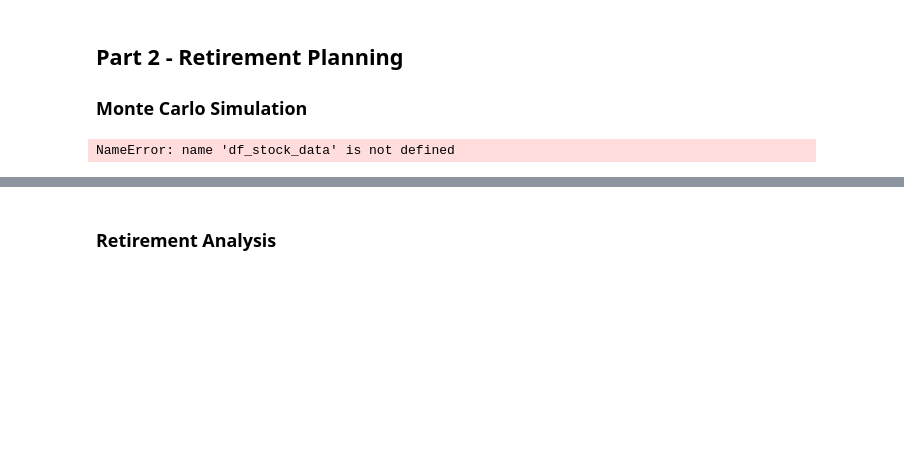
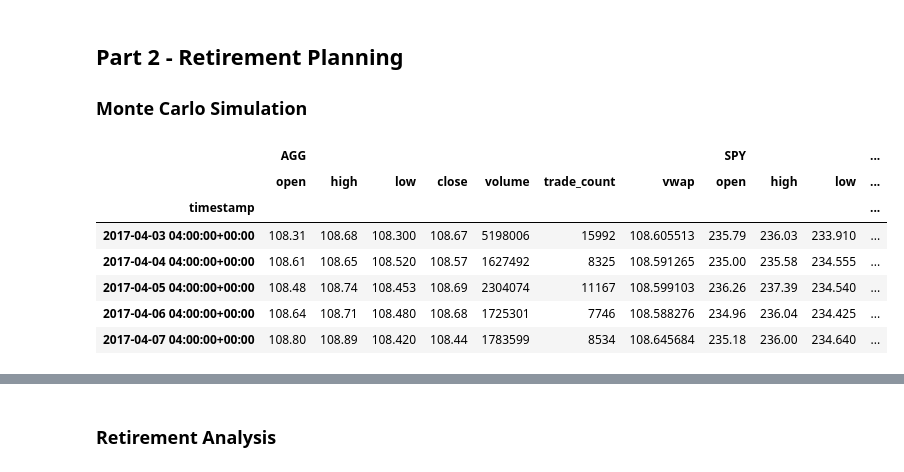
Before and after one commit to gokhanunal34/apiApplicationsWithPython, a Jupyter notebook: financial-planner.ipynb, the cells around one changed output, grey strips where cells are left out. Drawn from its saved outputs; the diff is of its cells as text; code cells hidden in the pictures; blank space fills up the shorter version.

```diff
--- a/financial-planner.ipynb
+++ b/financial-planner.ipynb
@@ -231,16 +231,37 @@ end_date = pd.Timestamp('2021-05-01', tz='America/New_York').isoformat()
 # %%
 # Get 5 years' worth of historical data for SPY and AGG
-# YOUR CODE HERE!
-
-# Reorganize the DataFrame
-# Separate ticker data
-# YOUR CODE HERE!
 
 
+df_stock_data = alpaca.get_bars(
+    tickers,
+    timeframe,
+    start=start_date,
+    end=end_date
+).df
+
+df_stock_data
+# Reorganize the DataFrame
+#df_stock_data = df_stock_data.drop('symbol', axis=1)
+
+df_stock_data
+
+# Separate ticker data
+AGG = df_stock_data[df_stock_data['symbol'] == 'AGG']. drop('symbol', axis=1)
+SPY = df_stock_data[df_stock_data['symbol'] == 'SPY']. drop('symbol', axis=1)
+#SPY
+#AGG
 # Concatenate the ticker DataFrames
-# YOUR CODE HERE!
+
+df_new_stock_data = pd.concat([AGG,SPY], axis=1, keys=['AGG','SPY'])
 
 # Display sample data
-df_stock_data.head()
+df_new_stock_data.head()
 # %% [output]
-NameError: name 'df_stock_data' is not defined
+|  | AGG |  |  |  |  |  |  | SPY |  |  | ... |
+|  | open | high | low | close | volume | trade_count | vwap | open | high | low | ... |
+| timestamp |  |  |  |  |  |  |  |  |  |  | ... |
+| 2017-04-03 04:00:00+00:00 | 108.31 | 108.68 | 108.300 | 108.67 | 5198006 | 15992 | 108.605513 | 235.79 | 236.03 | 233.910 | ... |
+| 2017-04-04 04:00:00+00:00 | 108.61 | 108.65 | 108.520 | 108.57 | 1627492 | 8325 | 108.591265 | 235.00 | 235.58 | 234.555 | ... |
+| 2017-04-05 04:00:00+00:00 | 108.48 | 108.74 | 108.453 | 108.69 | 2304074 | 11167 | 108.599103 | 236.26 | 237.39 | 234.540 | ... |
+| 2017-04-06 04:00:00+00:00 | 108.64 | 108.71 | 108.480 | 108.68 | 1725301 | 7746 | 108.588276 | 234.96 | 236.04 | 234.425 | ... |
+| 2017-04-07 04:00:00+00:00 | 108.80 | 108.89 | 108.420 | 108.44 | 1783599 | 8534 | 108.645684 | 235.18 | 236.00 | 234.640 | ... |
```
Also changed, not shown: parts of 18 cells of this notebook, 1 other file.
